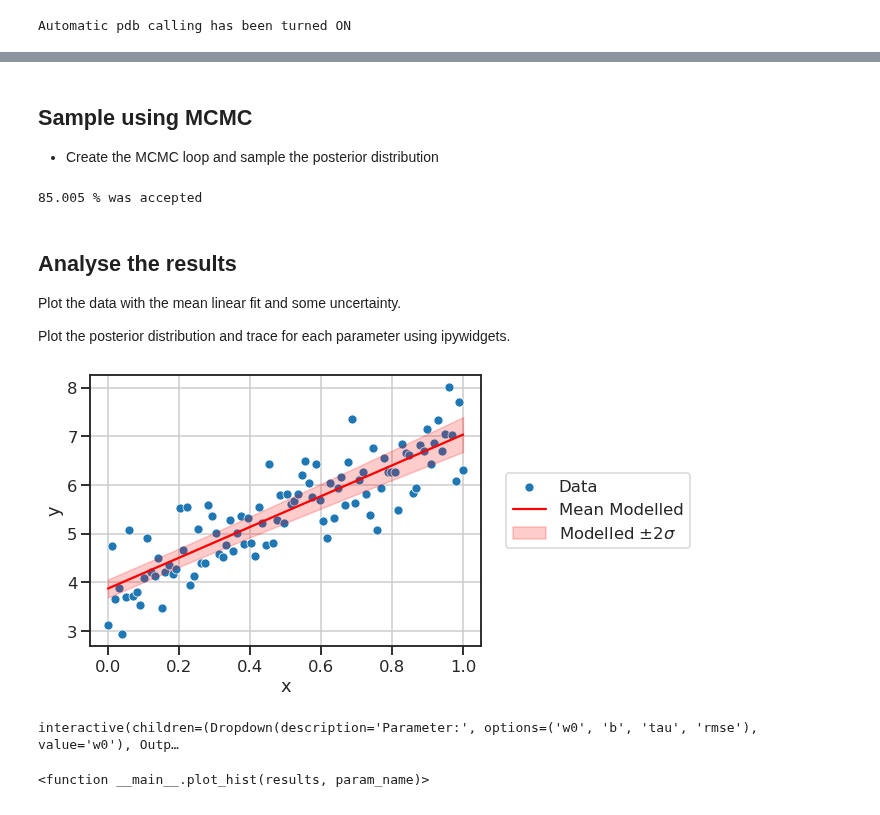
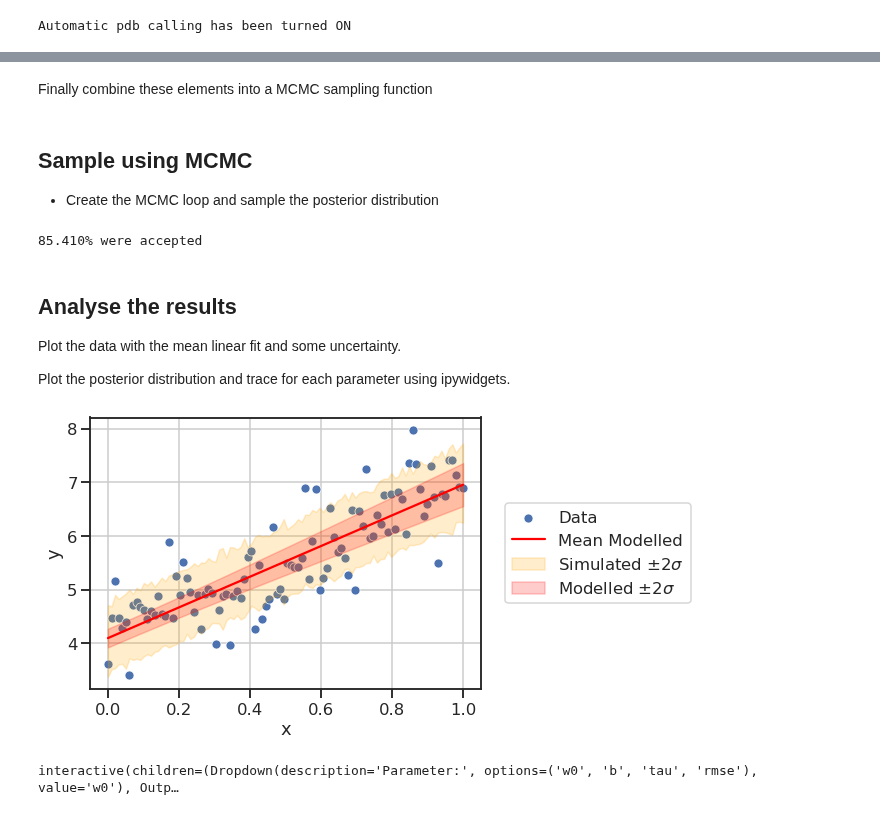
Before and after one commit to sydney-machine-learning/Bayesianneuralnetworks-MCMC-tutorial, a Jupyter notebook: 03 Linear Model.ipynb, the cells around one changed output, grey strips where cells are left out. Cells and saved outputs as stored; diff of their text form; code cells hidden in the pictures.

Commit message:
linear model updates

```diff
--- a/03 Linear Model.ipynb
+++ b/03 Linear Model.ipynb
@@ -70,0 +68,39 @@ $y=f\left(x,\theta\right)+e, e ~N\left(0,\tau^2\right)$
+# %%
+# Define the likelihood function
+def likelihood_function(self, theta, tausq):
+    '''
+    Calculate the likelihood of the data given the parameters
+    Input:
+        theta: (M + 1) vector of parameters. The last element of theta consitutes the bias term (giving M + 1 elements)
+        tausq: variance of the error term
+    Output:
+        log_likelihood: log likelihood of the data given the parameters
+        model_prediction: prediction of the model given the parameters
+        accuracy: accuracy (RMSE) of the model given the parameters
+    '''
+    # first make a prediction with parameters theta
+    model_prediction = self.model.evaluate_proposal(self.x_data, theta)
+    model_simulation = model_prediction + np.random.normal(0,tausq,size=model_prediction.shape)
+    accuracy = self.rmse(model_prediction, self.y_data) #RMSE error metric
+    # now calculate the log likelihood
+    log_likelihood = np.sum(-0.5 * np.log(2 * np.pi * tausq) - 0.5 * np.square(self.y_data - model_prediction) / tausq)
+    return [log_likelihood, model_prediction, model_simulation, accuracy]
+
+# Define the prior
+def prior_likelihood(self, sigma_squared, nu_1, nu_2, theta, tausq):
+    '''
+    Calculate the prior likelihood of the parameters
+    Input:
+        sigma_squared: variance of normal prior for theta
+        nu_1: parameter nu_1 of the inverse gamma prior for tau^2
+        nu_2: parameter nu_2 of the inverse gamma prior for tau^2
+        theta: (M + 1) vector of parameters. The last element of theta consitutes the bias term (giving M + 1 elements)
+        tausq: variance of the error term
+    Output:
+        log_prior: log prior likelihood
+    '''
+    n_params = self.theta_size # number of parameters in model
+    part1 = -1 * (n_params / 2) * np.log(sigma_squared)
+    part2 = 1 / (2 * sigma_squared) * (sum(np.square(theta)))
+    log_prior = part1 - part2 - (1 + nu_1) * np.log(tausq) - (nu_2 / tausq)
+    return log_prior
@@ -71,3 +203,5 @@ $y=f\left(x,\theta\right)+e, e ~N\left(0,\tau^2\right)$
+# %% [markdown]
+Finally combine these elements into a MCMC sampling function
 # %%
 class MCMC:
     def __init__(self, n_samples, n_burnin, x_data, y_data):
@@ -247,9 +276,9 @@ mcmc = MCMC(n_samples, burn_in, x_data, y_data)
 # Run the sampler
 results = mcmc.sampler()
 # Draw sample models from the posterior
-pred_y = mcmc.model_draws(100)
+pred_y, sim_y = mcmc.model_draws(num_samples=100)
 # %% [output]
-85.005 % was accepted
+85.410% were accepted
 # %% [markdown]
 ## Analyse the results
 Plot the data with the mean linear fit and some uncertainty.
@@ -258,11 +287,12 @@ Plot the posterior distribution and trace for each parameter using ipywidgets.
 # %%
 # plot the data with the model predictions from posterior draws
 plot_linear_data(
     x_data, y_data,
-    y_modelled=pred_y
+    y_modelled=pred_y,
+    y_simulated=sim_y,
 )
 # %% [output]
-[figure, old version]
+[figure, new version]
 # %%
 def plot_hist(results, param_name):
     # results = results_rmse
@@ -280,6 +310,6 @@ interact(
         description='Parameter:',
     )
 )
+None
 # %% [output]
 interactive(children=(Dropdown(description='Parameter:', options=('w0', 'b', 'tau', 'rmse'), value='w0'), Outp…
-<function __main__.plot_hist(results, param_name)>
```
Also changed, not shown: parts of 9 cells of this notebook, 2 other files.
